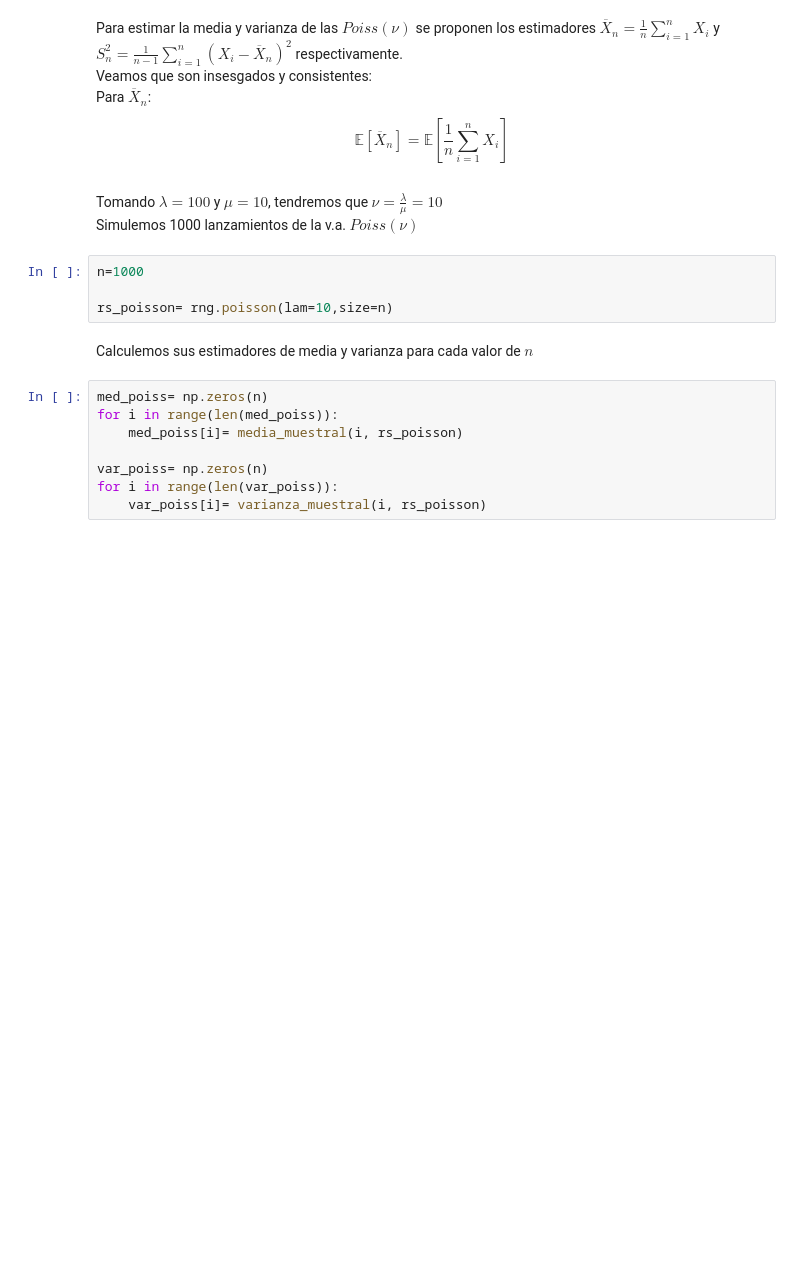
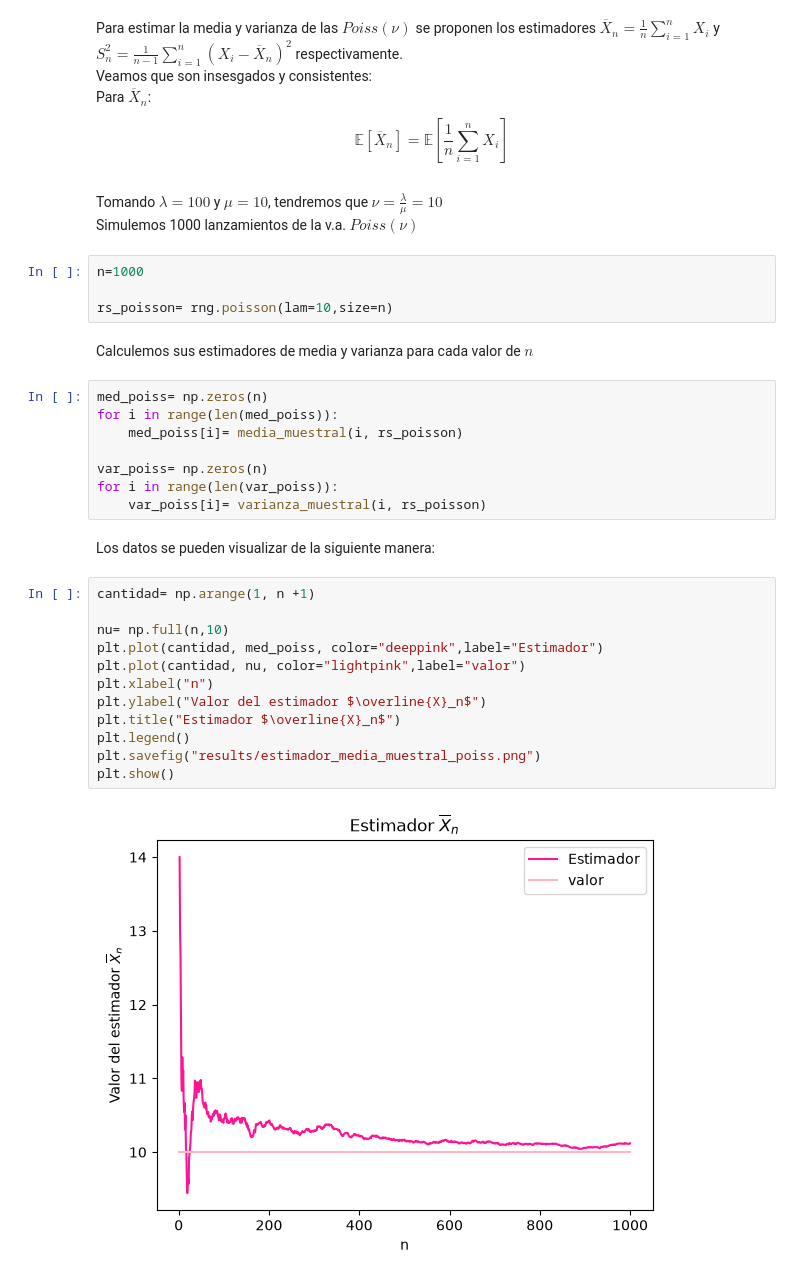
Before and after one commit to benjitabravocarvajal-spec/Tarea-1-estadistica, a Jupyter notebook: notebooks/tarea_1_parte_2.ipynb, the cells around one changed output. Drawn from its saved outputs; the diff is of its cells as text; blank space fills up the shorter version.

```diff
--- a/notebooks/tarea_1_parte_2.ipynb
+++ b/notebooks/tarea_1_parte_2.ipynb
@@ -41,3 +36,19 @@ for i in range(len(med_poiss)):
 var_poiss= np.zeros(n)
 for i in range(len(var_poiss)):
     var_poiss[i]= varianza_muestral(i, rs_poisson)
+# %% [markdown]
+Los datos se pueden visualizar de la siguiente manera:
+# %%
+cantidad= np.arange(1, n +1)
+
+nu= np.full(n,10)
+plt.plot(cantidad, med_poiss, color="deeppink",label="Estimador")
+plt.plot(cantidad, nu, color="lightpink",label="valor")
+plt.xlabel("n")
+plt.ylabel("Valor del estimador $\overline{X}_n$")
+plt.title("Estimador $\overline{X}_n$")
+plt.legend()
+plt.savefig("results/estimador_media_muestral_poiss.png")
+plt.show()
+# %% [output]
+[figure, added]
```
Also changed, not shown: parts of 2 cells of this notebook.
